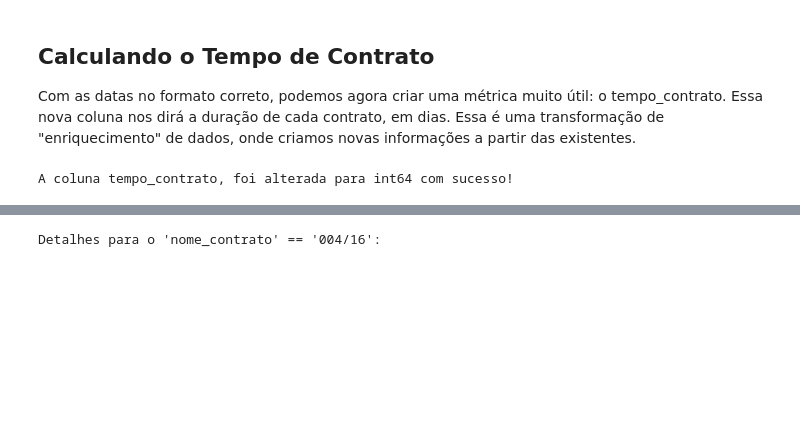
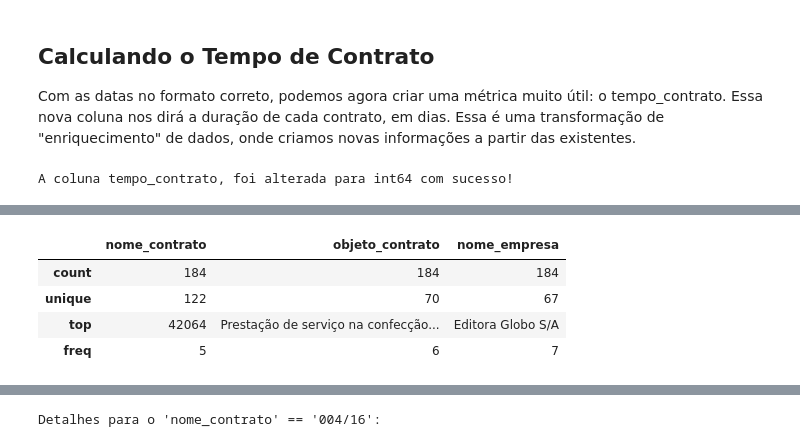
Before and after one commit to danielgamacavalcante/Python-Analise-Dados, a Jupyter notebook: ETL-Contratos/etl-contratosDaniel.ipynb, the cells around one changed output, grey strips where cells are left out. Saved outputs shown, nothing was run; the diff lists cells and outputs as text; code cells hidden in the pictures; blank space fills up the shorter version.

```diff
--- a/ETL-Contratos/etl-contratosDaniel.ipynb
+++ b/ETL-Contratos/etl-contratosDaniel.ipynb
@@ -288,6 +485,6 @@ Head:
 # %%
-contratos_final = contratos_mod.merge(tbdatas,
-                                      left_on='inicio_vigencia',
-                                      right_on='id_data',
-                                      how='left')
+# contratos_final = contratos_mod.merge(tbdatas,
+#                                       left_on='inicio_vigencia',
+#                                       right_on='id_data',
+#                                       how='left')
 # %%
@@ -326,3 +523,6 @@ Head:
 | 4 | 5 | 001/2014 | Publicações no Diário Oficial da ... | 45000.00 | 35 | Imprensa Nacional | ... |
 # %% [markdown]
 ## Combinando Contratos com Datas (Término de Vigência)
+# %%
+contratos_finalissima = merge_df(contratos_final,tbdatas,['termino_vigencia','id_data','left'],['termino_vigencia','id_data'])
+details_df(contratos_final,['isnull'])
@@ -329,7 +557,7 @@ Head:
 # %%
-# Combinamos o DataFrame 'contratos_final' (que já tem a data de início) novamente com o DataFrame 'datas' para obter as datas reais de término da vigência.
-contratos_finalissima = contratos_final.merge(tbdatas,
-                                              left_on='termino_vigencia',
-                                              right_on='id_data',
-                                              how='left')
+# # Combinamos o DataFrame 'contratos_final' (que já tem a data de início) novamente com o DataFrame 'datas' para obter as datas reais de término da vigência.
+# contratos_finalissima = contratos_final.merge(tbdatas,
+#                                               left_on='termino_vigencia',
+#                                               right_on='id_data',
+#                                               how='left')
 # %%
@@ -432,5 +661,5 @@ Head:
 # %%
-contratos_finalissima['termino_vigencia'] = convert_type_df(contratos_finalissima,'datetime','termino_vigencia','')
+contratos_finalissima['termino_vigencia'] = convert_type_df(contratos_finalissima,'datetime','termino_vigencia')
 # %% [output]
 Erro: Inesperado na função convert_type_df: day is out of range for month, at position 56. You might want to try:
     - passing `format` if your strings have a consistent format;
@@ -516,6 +747,14 @@ contratos_finalissima.describe()
 | 75% | 138.250000 | 2.950292e+05 | 2019-10-05 00:00:00 | 2020-11-04 00:00:00 | 366.000000 |
 | max | 184.000000 | 5.552089e+06 | 2020-09-08 00:00:00 | 2021-09-08 00:00:00 | 1096.000000 |
 | std | 53.260367 | 8.721686e+05 | NaN | NaN | 194.561980 |
+# %%
+describe_df(contratos_finalissima,'object')
+# %% [output]
+|  | nome_contrato | objeto_contrato | nome_empresa |
+| count | 184 | 184 | 184 |
+| unique | 122 | 70 | 67 |
+| top | 42064 | Prestação de serviço na confecção... | Editora Globo S/A |
+| freq | 5 | 6 | 7 |
 # %%
 contratos_finalissima[contratos_finalissima['tempo_contrato']<1]
 # %% [output]
```
Also changed, not shown: parts of 19 cells of this notebook, 3 other files.
